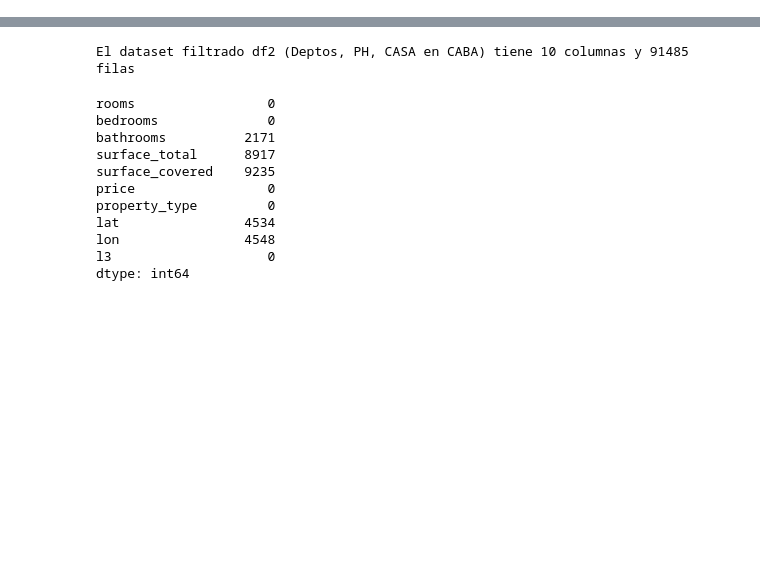
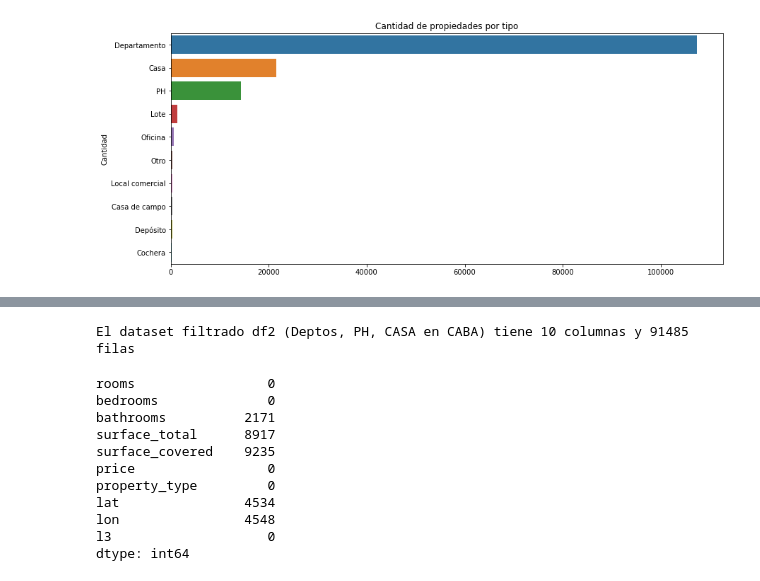
Before and after one commit to joaquinmenendez/Tasador, a Jupyter notebook: PyDay_Proyecto.ipynb, the cells around one changed output, grey strips where cells are left out. Cells and saved outputs as stored; diff of their text form; code cells hidden in the pictures; blank space fills up the shorter version.

```diff
--- a/PyDay_Proyecto.ipynb
+++ b/PyDay_Proyecto.ipynb
@@ -10,0 +46,10 @@ __IMPORTANTE__: Simplifiqué los pasos del proyecto 1 a modo de poder tener un n
+# %%
+plt.figure(figsize = (14,6))
+chart = sns.countplot(data = df,
+                      y = "property_type",
+                      order= df.property_type.value_counts().index)
+chart.set(xlabel = None, ylabel = 'Cantidad')
+plt.title('Cantidad de propiedades por tipo')
+plt.show()
+# %% [output]
+[figure, added]
```
Also changed, not shown: parts of 37 cells of this notebook, 3 other files.
